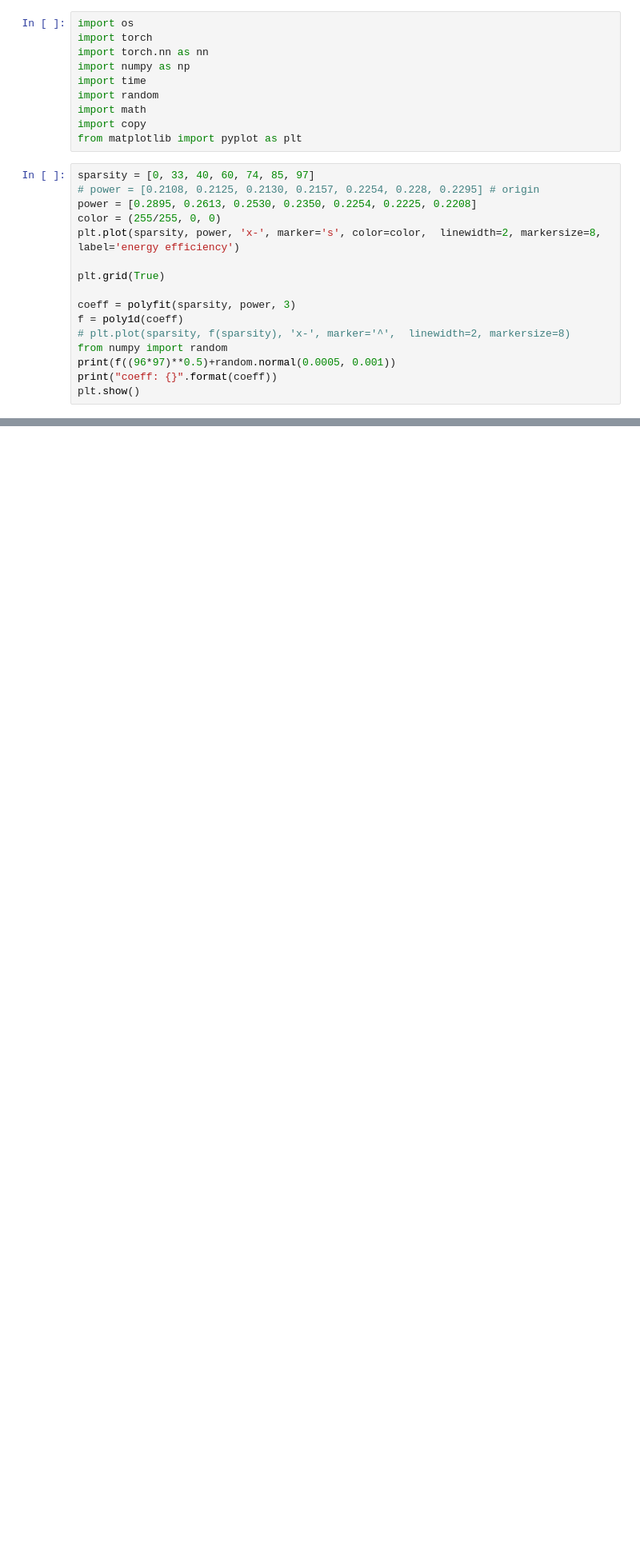
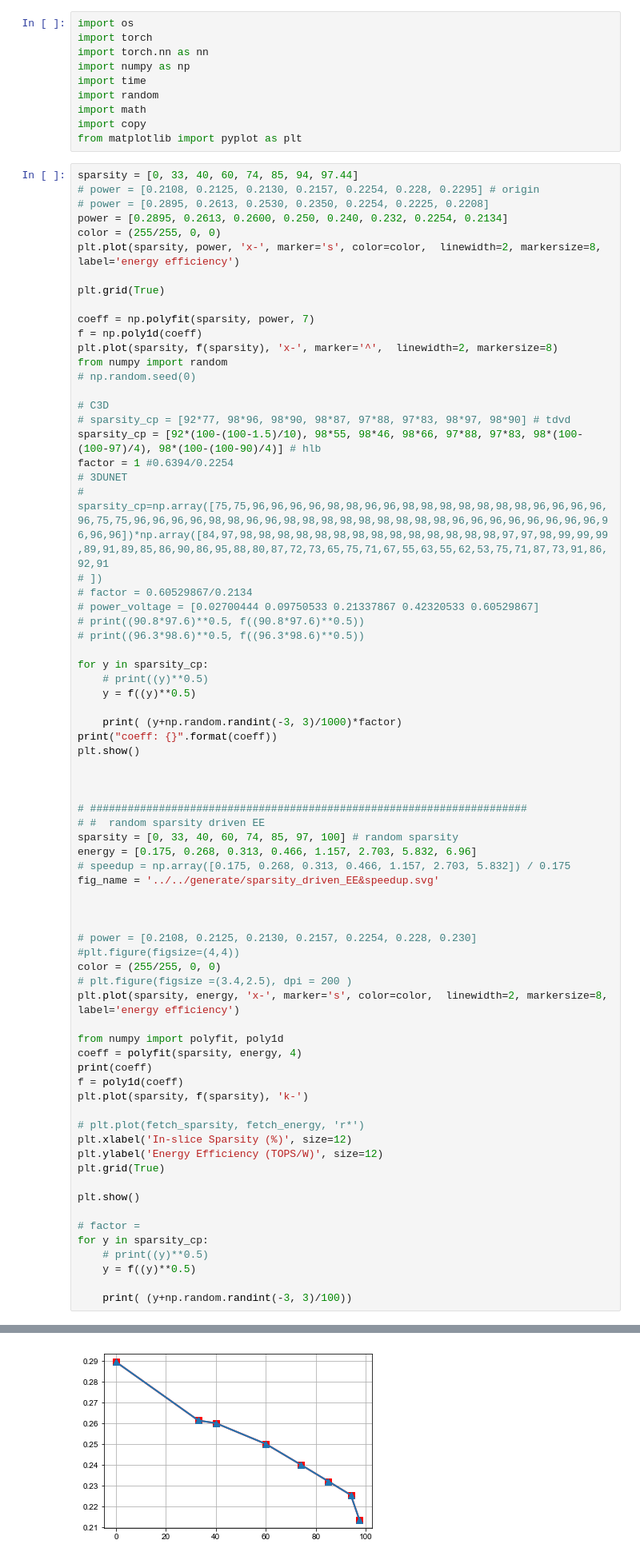
Before and after one commit to changchun-zhou/sagitta_fig, a Jupyter notebook: scripts/Voltage-Frequency-Scaling/Sagitta_Fig.ipynb, the cells around one changed output, grey strips where cells are left out. Shown at 80% size. Drawn from its saved outputs; the diff is of its cells as text; blank space fills up the shorter version.

```diff
--- a/scripts/Voltage-Frequency-Scaling/Sagitta_Fig.ipynb
+++ b/scripts/Voltage-Frequency-Scaling/Sagitta_Fig.ipynb
@@ -9,18 +9,75 @@ import math
 import copy
 from matplotlib import pyplot as plt
 # %%
-sparsity = [0, 33, 40, 60, 74, 85, 97]
+sparsity = [0, 33, 40, 60, 74, 85, 94, 97.44]
 # power = [0.2108, 0.2125, 0.2130, 0.2157, 0.2254, 0.228, 0.2295] # origin
-power = [0.2895, 0.2613, 0.2530, 0.2350, 0.2254, 0.2225, 0.2208]
+# power = [0.2895, 0.2613, 0.2530, 0.2350, 0.2254, 0.2225, 0.2208]
+power = [0.2895, 0.2613, 0.2600, 0.250, 0.240, 0.232, 0.2254, 0.2134]
 color = (255/255, 0, 0)
 plt.plot(sparsity, power, 'x-', marker='s', color=color,  linewidth=2, markersize=8, label='energy efficiency')
 
 plt.grid(True)
 
-coeff = polyfit(sparsity, power, 3)
-f = poly1d(coeff)
-# plt.plot(sparsity, f(sparsity), 'x-', marker='^',  linewidth=2, markersize=8)
+coeff = np.polyfit(sparsity, power, 7)
+f = np.poly1d(coeff)
+plt.plot(sparsity, f(sparsity), 'x-', marker='^',  linewidth=2, markersize=8)
 from numpy import random
-print(f((96*97)**0.5)+random.normal(0.0005, 0.001))
+# np.random.seed(0)
+
+# C3D
+# sparsity_cp = [92*77, 98*96, 98*90, 98*87, 97*88, 97*83, 98*97, 98*90] # tdvd
+sparsity_cp = [92*(100-(100-1.5)/10), 98*55, 98*46, 98*66, 97*88, 97*83, 98*(100-(100-97)/4), 98*(100-(100-90)/4)] # hlb
+factor = 1 #0.6394/0.2254
+# 3DUNET
+# sparsity_cp=np.array([75,75,96,96,96,96,98,98,96,96,98,98,98,98,98,98,98,96,96,96,96,96,75,75,96,96,96,96,98,98,96,96,98,98,98,98,98,98,98,98,98,96,96,96,96,96,96,96,96,96,96,96])*np.array([84,97,98,98,98,98,98,98,98,98,98,98,98,98,98,98,97,97,98,99,99,99,89,91,89,85,86,90,86,95,88,80,87,72,73,65,75,71,67,55,63,55,62,53,75,71,87,73,91,86,92,91
+# ])
+# factor = 0.60529867/0.2134
+# power_voltage = [0.02700444 0.09750533 0.21337867 0.42320533 0.60529867]
+# print((90.8*97.6)**0.5, f((90.8*97.6)**0.5))
+# print((96.3*98.6)**0.5, f((96.3*98.6)**0.5))
+
+for y in sparsity_cp:
+    # print((y)**0.5)
+    y = f((y)**0.5)
+
+    print( (y+np.random.randint(-3, 3)/1000)*factor)
 print("coeff: {}".format(coeff))
 plt.show()
+
+
+
+# ######################################################################
+# #  random sparsity driven EE
+sparsity = [0, 33, 40, 60, 74, 85, 97, 100] # random sparsity
+energy = [0.175, 0.268, 0.313, 0.466, 1.157, 2.703, 5.832, 6.96]
+# speedup = np.array([0.175, 0.268, 0.313, 0.466, 1.157, 2.703, 5.832]) / 0.175
+fig_name = '../../generate/sparsity_driven_EE&speedup.svg'
+
+
+
+# power = [0.2108, 0.2125, 0.2130, 0.2157, 0.2254, 0.228, 0.230]
+#plt.figure(figsize=(4,4))
+color = (255/255, 0, 0)
+# plt.figure(figsize =(3.4,2.5), dpi = 200 )
+plt.plot(sparsity, energy, 'x-', marker='s', color=color,  linewidth=2, markersize=8, label='energy efficiency')
+
+from numpy import polyfit, poly1d
+coeff = polyfit(sparsity, energy, 4)
+print(coeff)
+f = poly1d(coeff)
+plt.plot(sparsity, f(sparsity), 'k-')
+
+# plt.plot(fetch_sparsity, fetch_energy, 'r*')
+plt.xlabel('In-slice Sparsity (%)', size=12)
+plt.ylabel('Energy Efficiency (TOPS/W)', size=12)
+plt.grid(True)
+
+plt.show()
+
+# factor =
+for y in sparsity_cp:
+    # print((y)**0.5)
+    y = f((y)**0.5)
+
+    print( (y+np.random.randint(-3, 3)/100))
+# %% [output]
@@ -26,0 +94 @@ plt.show()
+[figure, added]
```
Also changed, not shown: parts of 17 cells of this notebook, 1 other file.
